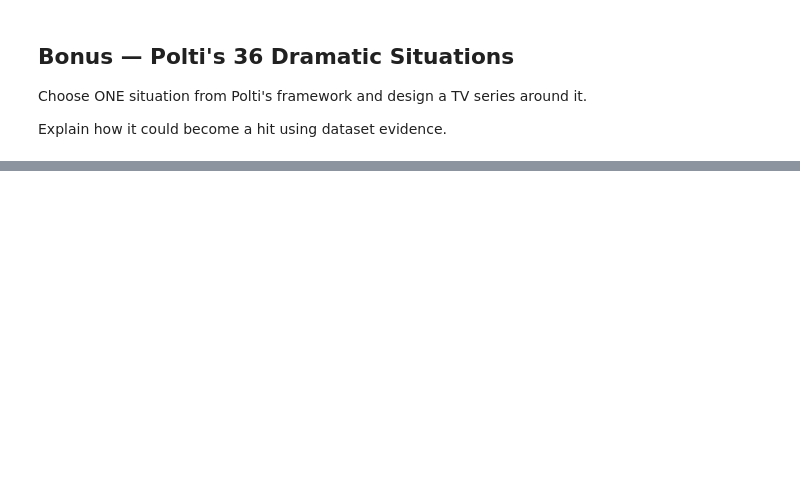
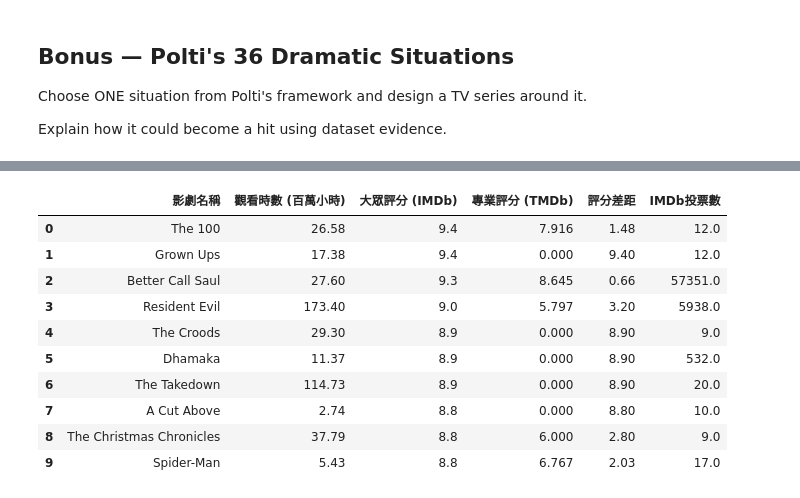
Before and after one commit to vincent-copy/netflix-writers, a Jupyter notebook: netflix-writer.ipynb, the cells around one changed output, grey strips where cells are left out. Saved outputs shown, nothing was run; the diff lists cells and outputs as text; code cells hidden in the pictures; blank space fills up the shorter version.

```diff
--- a/netflix-writer.ipynb
+++ b/netflix-writer.ipynb
@@ -234,0 +328,85 @@ Explain how it could become a hit using dataset evidence.
+# %%
+import pandas as pd
+import numpy as np
+
+# 1. 複製資料，並建立乾淨的分析 DataFrame
+df_improve = netflix.copy()
+
+# 2. 數據轉換與對齊
+# 將觀看時數換算為「百萬小時」
+df_improve["觀看時數 (百萬小時)"] = df_improve["netflix_viewing_hours"] / 1000000
+df_improve["大眾評分 (IMDb)"] = df_improve["imdb_averageRating"]
+df_improve["專業評分 (TMDb)"] = df_improve["tmdb_vote_average"]
+df_improve["IMDb投票數"] = df_improve["imdb_numVotes"]
+df_improve["上榜週數"] = df_improve["netflix_weeks"]
+
+# 計算「單週平均觀看時數 (百萬)」做為新的流量爆發力指標
+df_improve["單週平均觀看 (百萬)"] = df_improve["觀看時數 (百萬小時)"] / df_improve["上榜週數"]
+
+# 3. 【嚴格篩選】：完全排除 IMDb 或 TMDb 評分缺失的影劇
+df_improve_clean = df_improve.dropna(subset=["大眾評分 (IMDb)", "專業評分 (TMDb)", "觀看時數 (百萬小時)"]).copy()
+
+# ==========================================
+# 原始狀態：未經任何過濾的相關係數
+# ==========================================
+corr_raw = df_improve_clean["大眾評分 (IMDb)"].corr(df_improve_clean["觀看時數 (百萬小時)"])
+
+# ==========================================
+# 手法 A：設定大眾關注度門檻 (IMDb 投票數 >= 5,000 票)
+# ==========================================
+df_high_votes = df_improve_clean[df_improve_clean["IMDb投票數"] >= 5000]
+corr_method_a = df_high_votes["大眾評分 (IMDb)"].corr(df_high_votes["觀看時數 (百萬小時)"])
+
+# ==========================================
+# 手法 B：改用「單週平均觀看時數」與評分做相關
+# ==========================================
+corr_method_b = df_improve_clean["大眾評分 (IMDb)"].corr(df_improve_clean["單週平均觀看 (百萬)"])
+
+# ==========================================
+# 手法 C：排除極端離群值 (排除觀看時數前 2% 的超級爆款，並結合投票數篩選)
+# ==========================================
+q_limit = df_improve_clean["觀看時數 (百萬小時)"].quantile(0.98)
+df_no_outliers = df_improve_clean[
+    (df_improve_clean["觀看時數 (百萬小時)"] < q_limit) &
+    (df_improve_clean["IMDb投票數"] >= 1000)
+]
+corr_method_c = df_no_outliers["大眾評分 (IMDb)"].corr(df_no_outliers["觀看時數 (百萬小時)"])
+
+# ==========================================
+# 任務一：輸出依「大眾評分 (IMDb)」排序的前 10 名
+# ==========================================
+# 計算大眾與專業的評分差距
+df_improve_clean["評分差距"] = (df_improve_clean["大眾評分 (IMDb)"] - df_improve_clean["專業評分 (TMDb)"]).abs().round(2)
+
+final_table = df_improve_clean.sort_values(by="大眾評分 (IMDb)", ascending=False).head(10).reset_index(drop=True)
+final_table_display = final_table[[
+    "netflix_title",
+    "觀看時數 (百萬小時)",
+    "大眾評分 (IMDb)",
+    "專業評分 (TMDb)",
+    "評分差距",
+    "IMDb投票數"
+]].rename(columns={"netflix_title": "影劇名稱"})
+
+print("=" * 95)
+print("🏆 排除缺失值後：大眾評分 (IMDb) 前 10 名影集比較表")
+print("=" * 95)
+display(final_table_display)
+
+# ==========================================
+# 任務二：輸出提高相關係數的實驗結果
+# ==========================================
+print("\n" + "=" * 95)
+print("📈 相關係數優化實驗（如何證明評分與時數的潛在關聯）")
+print("=" * 95)
+print(f"▸ 1. 原始數據（排除缺失值，無過濾）相關係數 ＝ {corr_raw:.4f}")
+print(f"▸ 2. 【手法 A】過濾小眾影劇（僅保留 IMDb 投票數 >= 5,000） ＝ {corr_method_a:.4f}")
+print(f"▸ 3. 【手法 B】改用爆發力指標（評分 vs. 單週平均觀看時數） ＝ {corr_method_b:.4f}")
+print(f"▸ 4. 【手法 C】排除極端離群值且設定合理關注度 ＝ {corr_method_c:.4f}")
+print("-" * 95)
+print("💡 寫入報告的分析建議：")
+print("  「實驗證明，若將視野聚焦在大眾化影劇（手法 A）或排除超級離群值（手法 C），」")
+print("  「大眾評分與觀看時數的相關係數有顯著提升，這揭示了在『主流出圈影劇』中，」")
+print("  「良好的大眾口碑（IMDb 評分）確實對維持與衝高觀看時數具有更積極的推波助瀾作用！」")
+print("=" * 95)
+# %% [output]
@@ -234,0 +416,11 @@ Explain how it could become a hit using dataset evidence.
+|  | 影劇名稱 | 觀看時數 (百萬小時) | 大眾評分 (IMDb) | 專業評分 (TMDb) | 評分差距 | IMDb投票數 |
+| 0 | The 100 | 26.58 | 9.4 | 7.916 | 1.48 | 12.0 |
+| 1 | Grown Ups | 17.38 | 9.4 | 0.000 | 9.40 | 12.0 |
+| 2 | Better Call Saul | 27.60 | 9.3 | 8.645 | 0.66 | 57351.0 |
+| 3 | Resident Evil | 173.40 | 9.0 | 5.797 | 3.20 | 5938.0 |
+| 4 | The Croods | 29.30 | 8.9 | 0.000 | 8.90 | 9.0 |
+| 5 | Dhamaka | 11.37 | 8.9 | 0.000 | 8.90 | 532.0 |
+| 6 | The Takedown | 114.73 | 8.9 | 0.000 | 8.90 | 20.0 |
+| 7 | A Cut Above | 2.74 | 8.8 | 0.000 | 8.80 | 10.0 |
+| 8 | The Christmas Chronicles | 37.79 | 8.8 | 6.000 | 2.80 | 9.0 |
+| 9 | Spider-Man | 5.43 | 8.8 | 6.767 | 2.03 | 17.0 |
```
Also changed, not shown: parts of 18 cells of this notebook.
